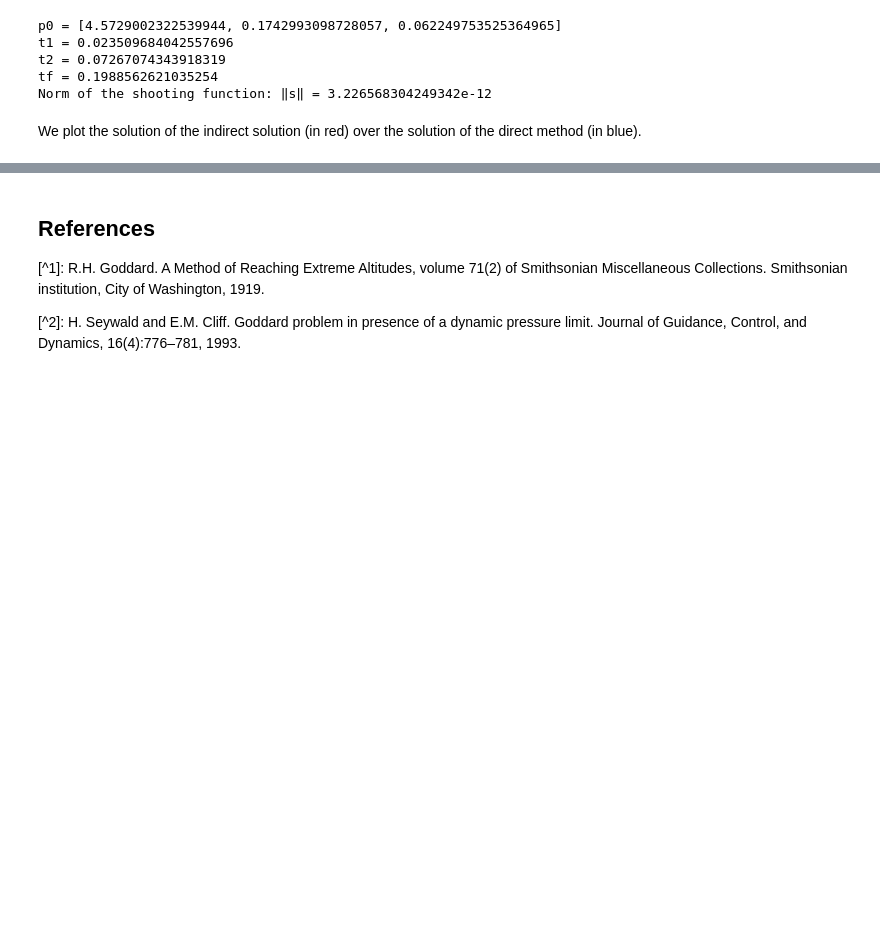
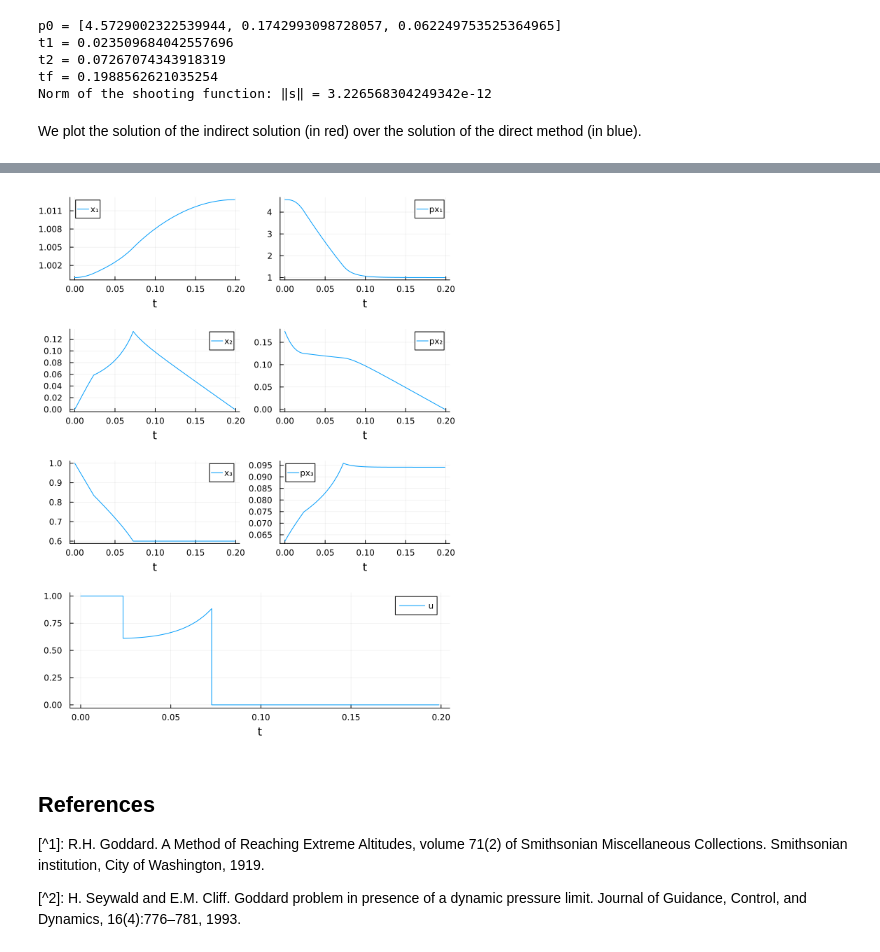
Before and after one commit to control-toolbox/Kupka, a Jupyter notebook: goddard.ipynb, the cells around one changed output, grey strips where cells are left out. Cells and saved outputs as stored; diff of their text form; code cells hidden in the pictures; blank space fills up the shorter version.

```diff
--- a/goddard.ipynb
+++ b/goddard.ipynb
@@ -276,3 +276,11 @@ plot!(plt, flow_sol)
+# %%
+plt_goddard = plot(flow_sol,size=(600, 800))
+#plot(plt_goddard, size=(600, 900))
+using Plots
+Plots.pdf(plt_goddard,"fig2_goddard.pdf")
+display(plt_goddard)
+# %% [output]
+[figure, added]
 # %% [markdown]
 ## References
 
```
Also changed, not shown: parts of 2 cells of this notebook, 35 other files.
